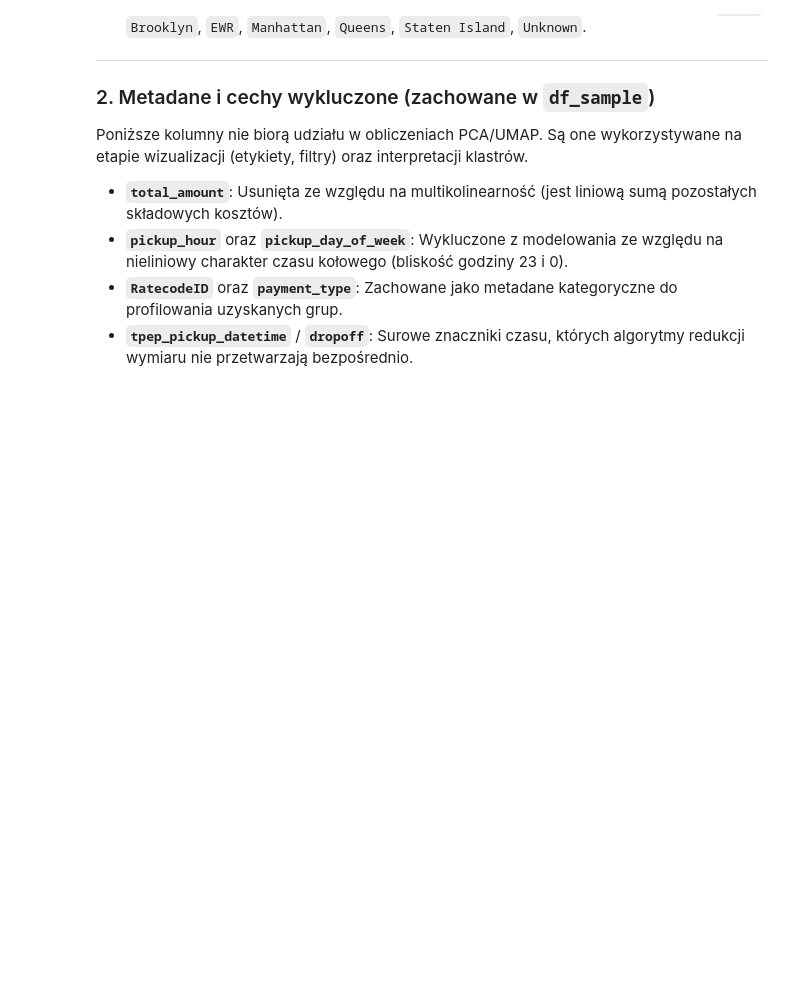
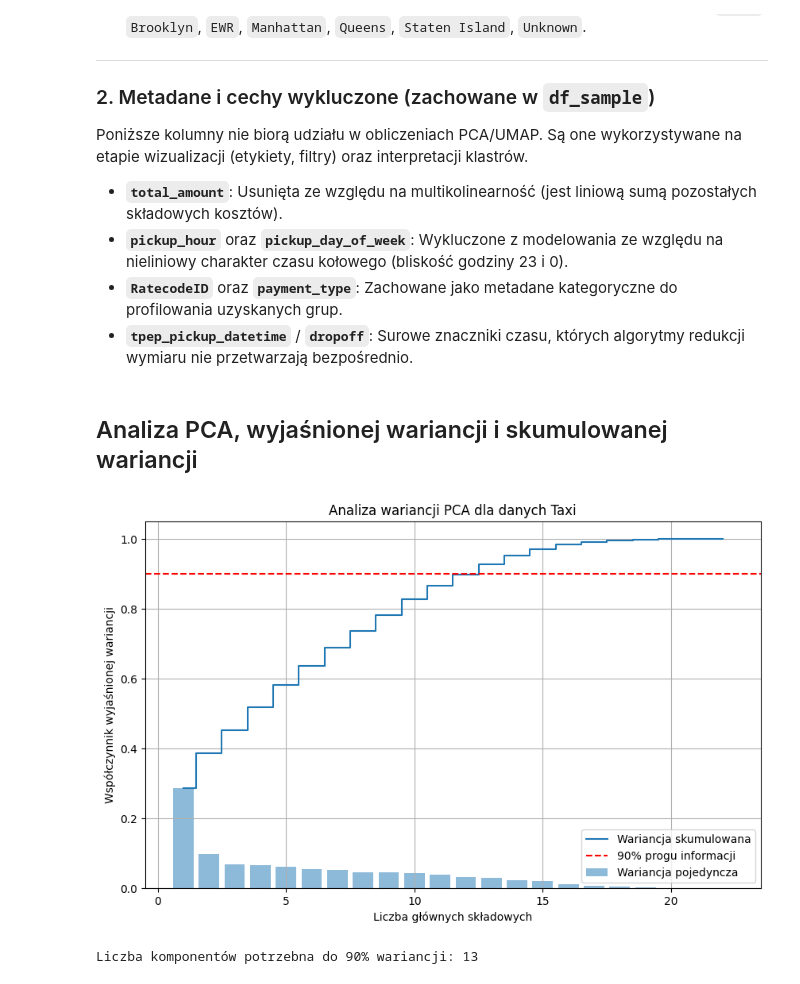
Before and after one commit to vvovvel/NYC-Taxi-Anomaly-Detection, a Jupyter notebook: notebooks/start.ipynb, the cells around one changed output. Drawn from its saved outputs; the diff is of its cells as text; code cells hidden in the pictures; blank space fills up the shorter version.

```diff
--- a/notebooks/start.ipynb
+++ b/notebooks/start.ipynb
@@ -365,3 +365,36 @@ Poniższe kolumny nie biorą udziału w obliczeniach PCA/UMAP. Są one wykorzyst
 * **`pickup_hour`** oraz **`pickup_day_of_week`**: Wykluczone z modelowania ze względu na nieliniowy charakter czasu kołowego (bliskość godziny 23 i 0).
 * **`RatecodeID`** oraz **`payment_type`**: Zachowane jako metadane kategoryczne do profilowania uzyskanych grup.
 * **`tpep_pickup_datetime`** / **`dropoff`**: Surowe znaczniki czasu, których algorytmy redukcji wymiaru nie przetwarzają bezpośrednio.
+# %% [markdown]
+## Analiza PCA, wyjaśnionej wariancji i skumulowanej wariancji
+# %%
+import numpy as np
+import matplotlib.pyplot as plt
+from sklearn.decomposition import PCA
+
+# Inicjalizacja PCA
+pca_full = PCA()
+pca_full.fit(X_scaled)
+
+# Obliczanie skumulowanej wariancji
+cum_explained_variance = np.cumsum(pca_full.explained_variance_ratio_)
+
+# wykres osypiska
+plt.figure(figsize=(10, 6))
+plt.bar(range(1, len(cum_explained_variance) + 1), pca_full.explained_variance_ratio_,
+        alpha=0.5, align='center', label='Wariancja pojedyncza')
+plt.step(range(1, len(cum_explained_variance) + 1), cum_explained_variance,
+         where='mid', label='Wariancja skumulowana')
+
+plt.axhline(y=0.9, color='r', linestyle='--', label='90% progu informacji')
+plt.ylabel('Współczynnik wyjaśnionej wariancji')
+plt.xlabel('Liczba głównych składowych')
+plt.title('Analiza wariancji PCA dla danych Taxi')
+plt.legend(loc='best')
+plt.grid(True)
+plt.show()
+
+print(f"Liczba komponentów potrzebna do 90% wariancji: {np.argmax(cum_explained_variance >= 0.9) + 1}")
+# %% [output]
+[figure, added]
+Liczba komponentów potrzebna do 90% wariancji: 13
```
Also changed, not shown: parts of 6 cells of this notebook, 5 other files.
